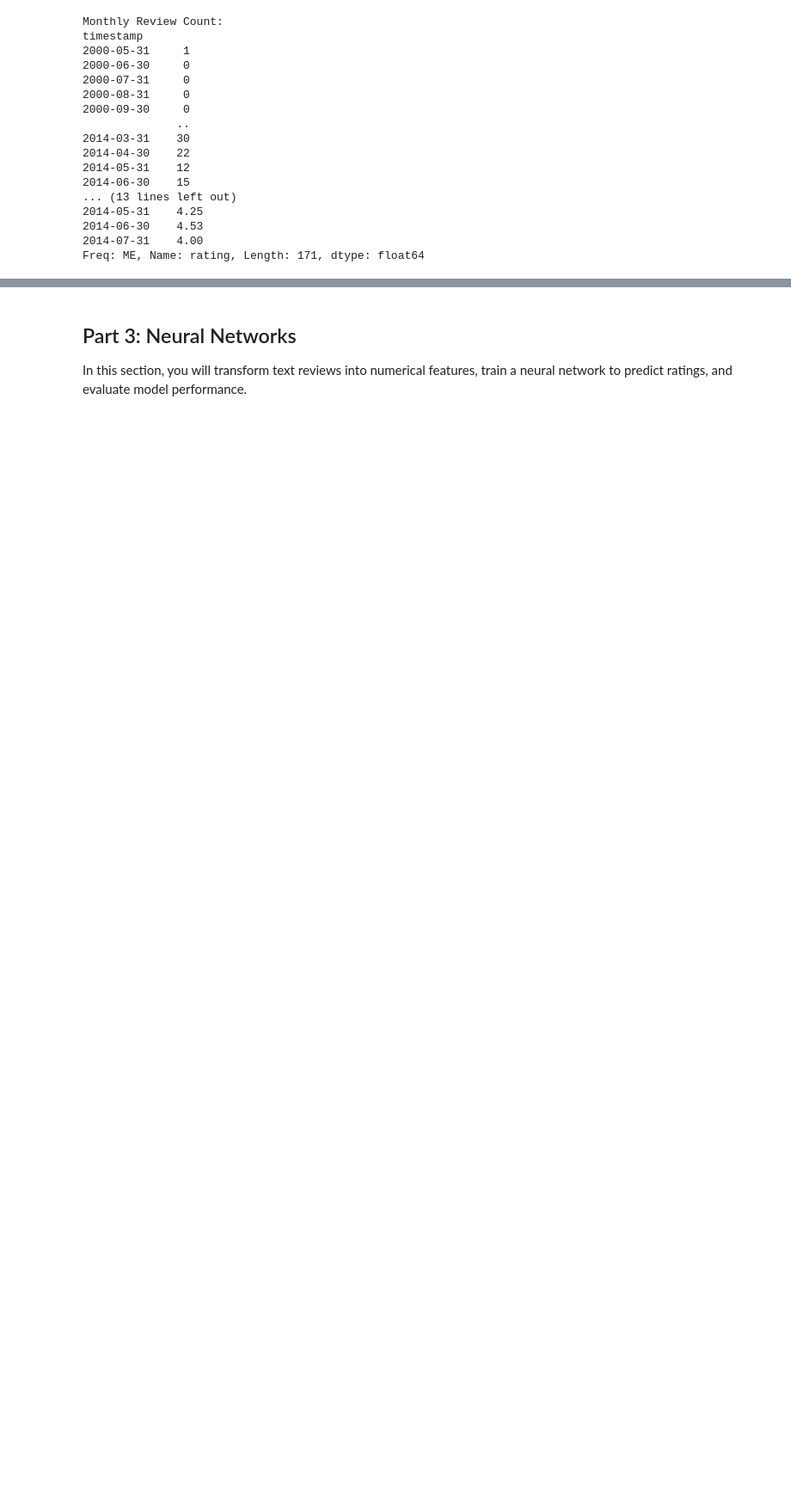
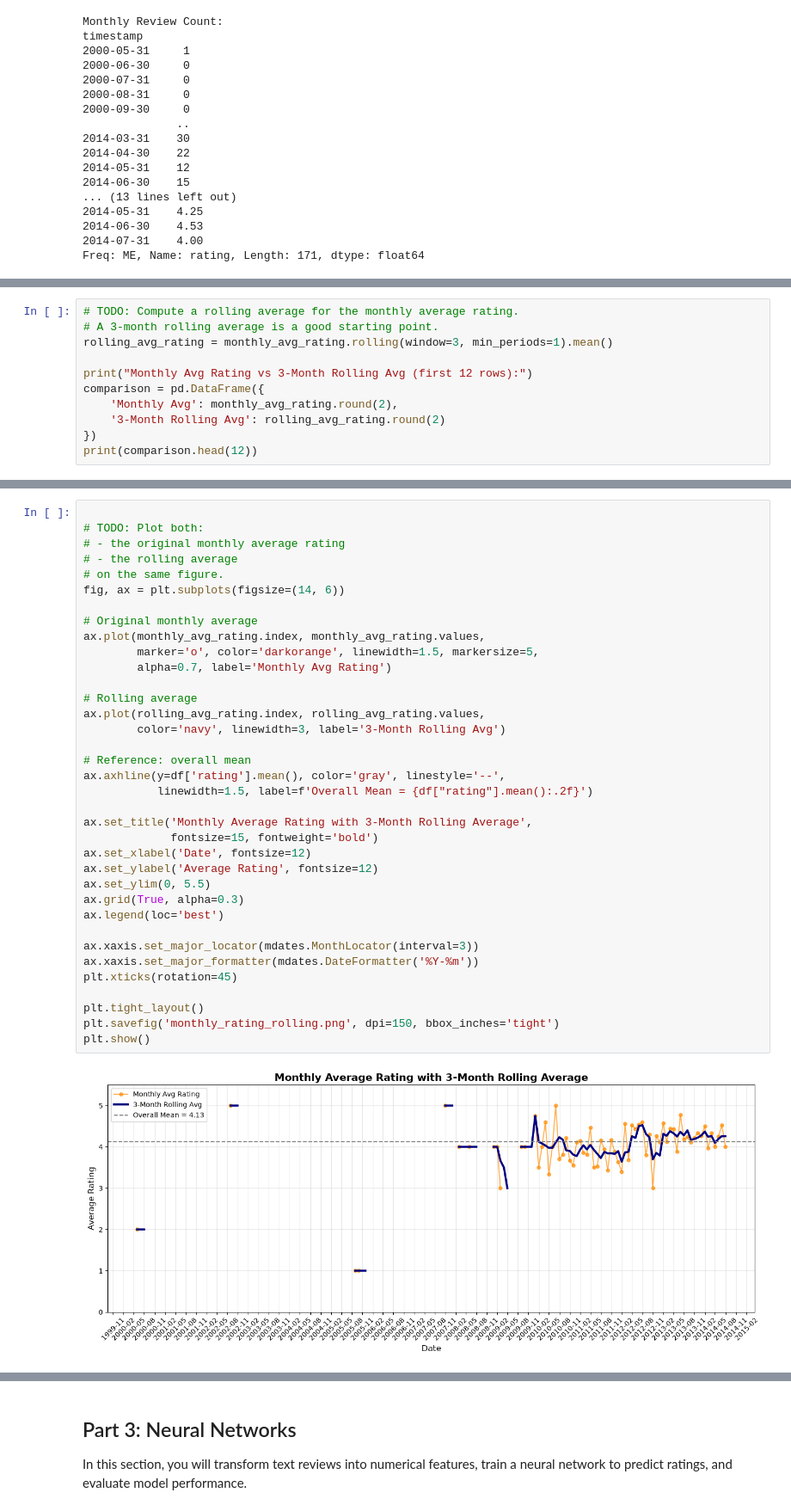
Before and after one commit to donjuel003/Summative-Lab--Analytics-Firm-Clients, a Jupyter notebook: C09_M08.ipynb, the cells around one changed output, grey strips where cells are left out. Shown at 86% size. Cells and saved outputs as stored; diff of their text form; blank space fills up the shorter version.

```diff
--- a/C09_M08.ipynb
+++ b/C09_M08.ipynb
@@ -440,0 +466,11 @@ Freq: ME, Name: rating, Length: 171, dtype: float64
+# %%
+# TODO: Compute a rolling average for the monthly average rating.
+# A 3-month rolling average is a good starting point.
+rolling_avg_rating = monthly_avg_rating.rolling(window=3, min_periods=1).mean()
+
+print("Monthly Avg Rating vs 3-Month Rolling Avg (first 12 rows):")
+comparison = pd.DataFrame({
+    'Monthly Avg': monthly_avg_rating.round(2),
+    '3-Month Rolling Avg': rolling_avg_rating.round(2)
+})
+print(comparison.head(12))
@@ -440,0 +493,38 @@ Freq: ME, Name: rating, Length: 171, dtype: float64
+# %%
+
+# TODO: Plot both:
+# - the original monthly average rating
+# - the rolling average
+# on the same figure.
+fig, ax = plt.subplots(figsize=(14, 6))
+
+# Original monthly average
+ax.plot(monthly_avg_rating.index, monthly_avg_rating.values,
+        marker='o', color='darkorange', linewidth=1.5, markersize=5,
+        alpha=0.7, label='Monthly Avg Rating')
+
+# Rolling average
+ax.plot(rolling_avg_rating.index, rolling_avg_rating.values,
+        color='navy', linewidth=3, label='3-Month Rolling Avg')
+
+# Reference: overall mean
+ax.axhline(y=df['rating'].mean(), color='gray', linestyle='--',
+           linewidth=1.5, label=f'Overall Mean = {df["rating"].mean():.2f}')
+
+ax.set_title('Monthly Average Rating with 3-Month Rolling Average',
+             fontsize=15, fontweight='bold')
+ax.set_xlabel('Date', fontsize=12)
+ax.set_ylabel('Average Rating', fontsize=12)
+ax.set_ylim(0, 5.5)
+ax.grid(True, alpha=0.3)
+ax.legend(loc='best')
+
+ax.xaxis.set_major_locator(mdates.MonthLocator(interval=3))
+ax.xaxis.set_major_formatter(mdates.DateFormatter('%Y-%m'))
+plt.xticks(rotation=45)
+
+plt.tight_layout()
+plt.savefig('monthly_rating_rolling.png', dpi=150, bbox_inches='tight')
+plt.show()
+# %% [output]
+[figure, added]
```
Also changed, not shown: parts of 4 cells of this notebook.
